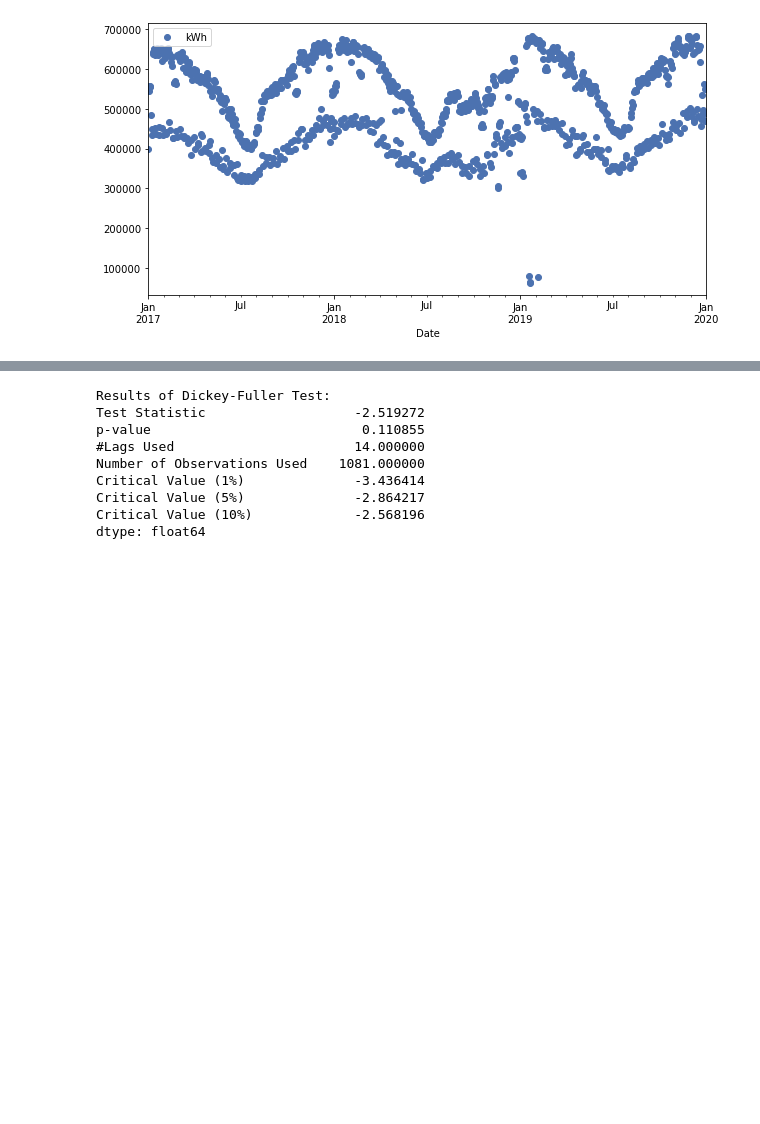
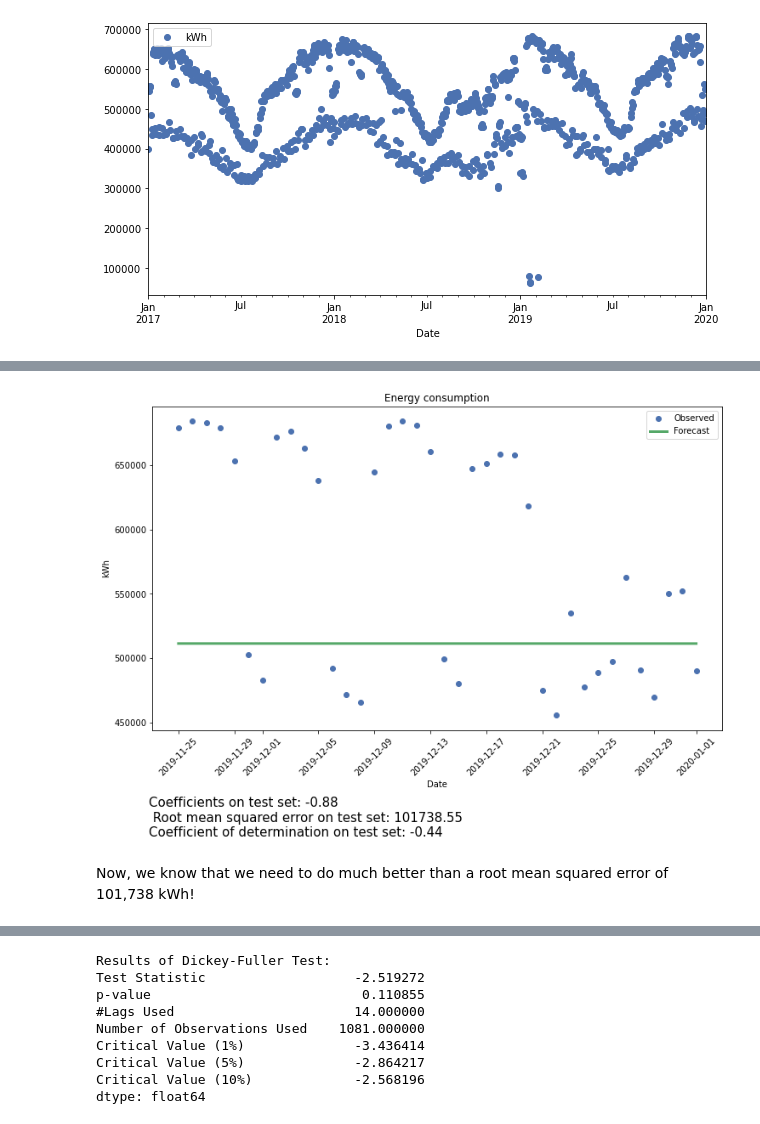
Before and after one commit to quan-possible/energy-demand-prediction, a Jupyter notebook: daily/sarimax.ipynb, the cells around one changed output, grey strips where cells are left out. Saved outputs shown, nothing was run; the diff lists cells and outputs as text; code cells hidden in the pictures; blank space fills up the shorter version.

```diff
--- a/daily/sarimax.ipynb
+++ b/daily/sarimax.ipynb
@@ -64,0 +85,35 @@ ts.plot(figsize=(10,5),style="o")
+# %%
+from math import sqrt
+
+X = (train.index - train.index[0]).days.values.reshape(-1, 1)
+y = train.kWh.values.reshape(-1, 1)
+
+X_demo = (demo.index - train.index[0]).days.values.reshape(-1,1)
+y_demo = demo.kWh.values.reshape(-1, 1)
+
+X_test = (test.index - train.index[0]).days.values.reshape(-1,1)
+y_test = test.kWh.values.reshape(-1, 1)
+
+regr = linear_model.LinearRegression()
+regr.fit(X,y)
+
+regr_pred_demo = regr.predict(X_demo)
+regr_pred_test = regr.predict(X_test)
+
+fig, ax = plt.subplots(figsize=(12,7))
+ax.set(title='Energy consumption', xlabel='Date', ylabel='kWh')
+
+ax.plot(demo.index, y_demo,'o')
+ax.plot(demo.index, regr_pred_demo, linewidth=3)
+
+err = 'Coefficients on test set: ' + str(round(regr.coef_.take(0).take(0),2)) + '\n Root mean squared error on test set: ' + \
+    str(round(sqrt(MSE(y_test, regr_pred_test)),2)) + '\nCoefficient of determination on test set: ' + \
+        str(round(r2_score(y_test, regr_pred_test), 2))
+
+plt.figtext(0.12, -0.08, err, ha="left",fontsize=15,va='center')
+plt.xticks(rotation=45)
+legend = ax.legend(["Observed", "Forecast"])
+# %% [output]
+[figure, added]
+# %% [markdown]
+Now, we know that we need to do much better than a root mean squared error of 101,738 kWh!
```
Also changed, not shown: parts of 31 cells of this notebook, 3 other files.
